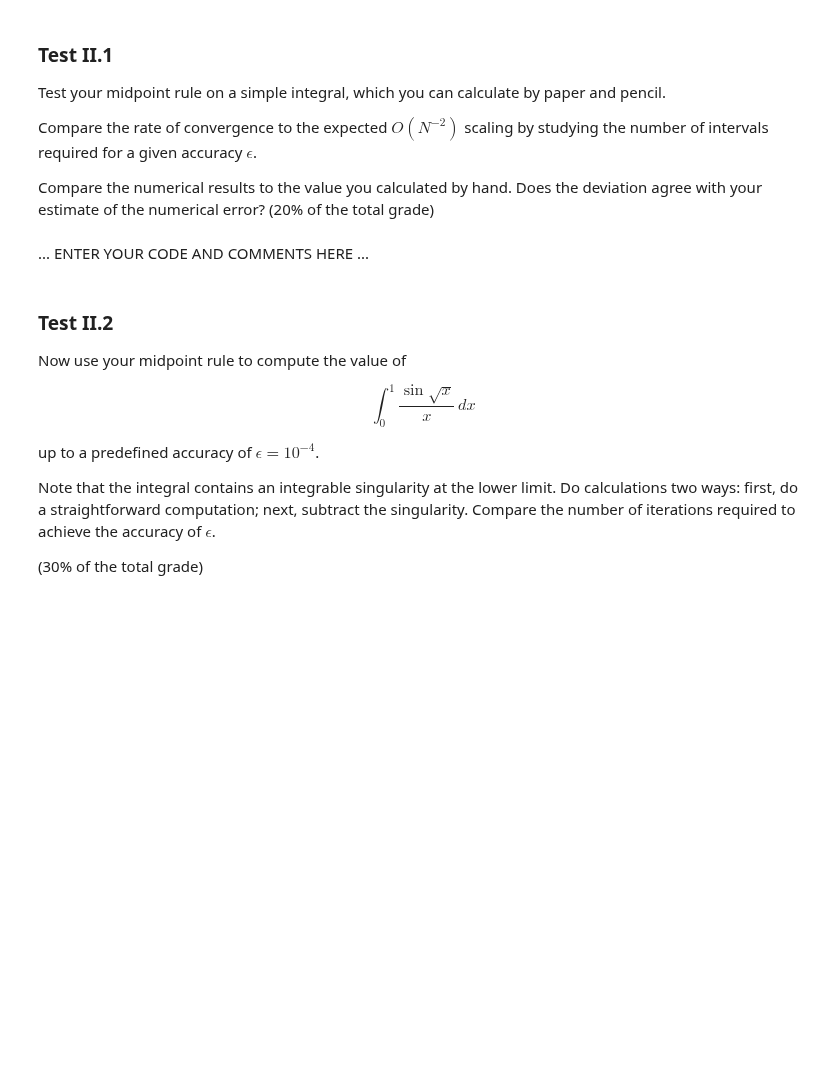
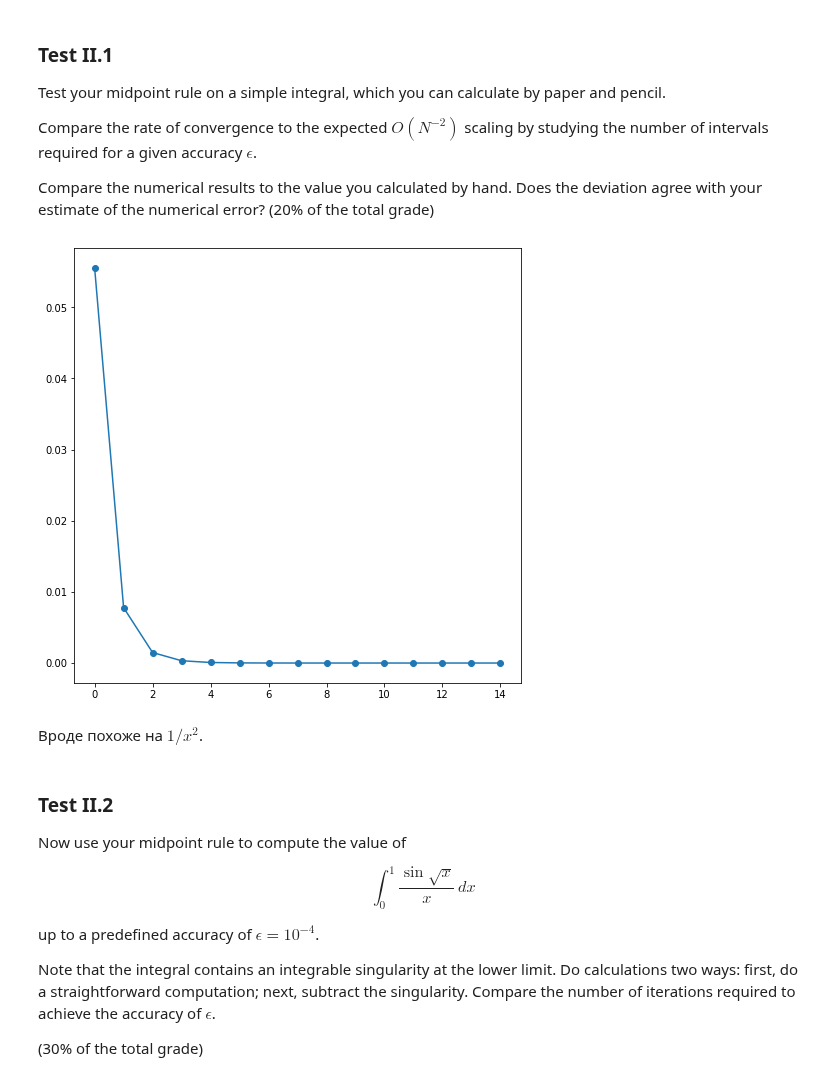
Before and after one commit to ev-br/CP2020, a Jupyter notebook: week_6_calculus.ipynb, the cells around one changed output. Cells and saved outputs as stored; diff of their text form; code cells hidden in the pictures; blank space fills up the shorter version.

```diff
--- a/week_6_calculus.ipynb
+++ b/week_6_calculus.ipynb
@@ -131,8 +130,6 @@ for h in [1e-2, 1e-3, 1e-4, 1e-5]:
 # %% [markdown]
 Write a function which computes a definite integral using the midpoint rule up to a given error, $\epsilon$. Estimate the error by comparing the estimates of the integral at $N$ and $2N$ elementary intervals.
 # %%
-# N and 2N, mistakes are made
-
 def midpoint_rule(func, a, b, eps):
     """ Calculate the integral of f from a to b using the midpoint rule.
 
@@ -156,15 +153,34 @@ def midpoint_rule(func, a, b, eps):
     nof_dots_coef = 2
 
     while True:
-        dots = np.linspace(a, b, 2 ** nof_dots)
+        dots = np.linspace(a, b, 2 ** nof_dots_coef)
         step = dots[1] - dots[0]
         int_points = (dots[:-1] + dots[1:]) / 2
         Q_new = np.sum(func(int_points) * step)
-        if (Q_new - Q_old < eps):
+        if (abs(Q_new - Q_old) < eps):
             return Q_old
         else:
             Q_old = Q_new
-            nof_dots += 1
+            nof_dots_coef += 1
+
+
+def midpoint_rule_test(func, a, b, eps):
+
+    Q_old = func((a + b) / 2) * (b - a)
+    nof_dots_coef = 2
+    Q_array = np.array(Q_old)
+
+    while True:
+        dots = np.linspace(a, b, 2 ** nof_dots_coef)
+        step = dots[1] - dots[0]
+        int_points = (dots[:-1] + dots[1:]) / 2
+        Q_new = np.sum(func(int_points) * step)
+        if (abs(Q_new - Q_old) < eps):
+            return Q_new, 2 ** np.arange(2, nof_dots_coef + 1), Q_array
+        else:
+            Q_old = Q_new
+            nof_dots_coef += 1
+            Q_array = np.append(Q_array, Q_old)
 # %% [markdown]
 ### Test II.1
 
@@ -174,8 +190,25 @@ Compare the rate of convergence to the expected $O(N^{-2})$ scaling by studying
 
 Compare the numerical results to the value you calculated by hand. Does the deviation agree with your estimate of the numerical error?
 (20% of the total grade)
-# %% [markdown]
-... ENTER YOUR CODE AND COMMENTS HERE ...
+# %%
+# Probably we should make this normally but meh
+
+def F(x):
+    return 1 / x
+
+def f(x):
+    return -1 / (x ** 2)
+
+Integral, ndots_arr, Int_array = midpoint_rule_test(f, 1, 2, 1e-10)
+error = Int_array - F(2) + F(1)
+# %%
+plt.figure(figsize=(8, 8))
+plt.plot(np.arange(ndots_arr.size), error, 'o-')
+plt.show()
+# %% [output]
+[figure, added]
+# %% [markdown]
+Вроде похоже на $1 / x ^ 2$.
 # %% [markdown]
 ### Test II.2
 
```
Also changed, not shown: parts of 6 cells of this notebook, 3 other files.
